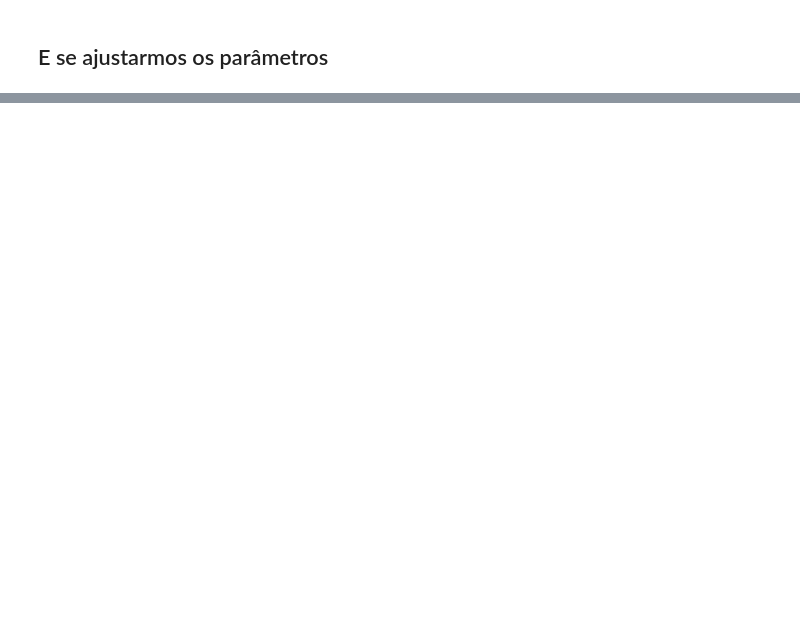
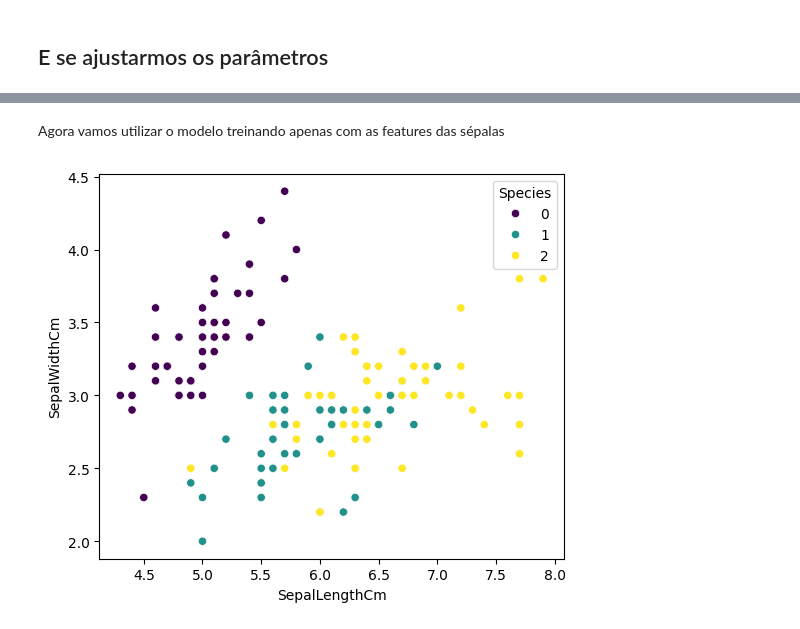
Before and after one commit to johnattandouglas/monitoria-ml, a Jupyter notebook: AM I/06a - regressao_logistica.ipynb, the cells around one changed output, grey strips where cells are left out. Cells and saved outputs as stored; diff of their text form; code cells hidden in the pictures; blank space fills up the shorter version.

```diff
--- a/AM I/06a - regressao_logistica.ipynb
+++ b/AM I/06a - regressao_logistica.ipynb
@@ -126,0 +138,17 @@ weighted avg       0.95      0.95      0.95        38
+# %% [markdown]
+Agora vamos utilizar o modelo treinando apenas com as features das sépalas
+# %%
+#Vamos usar somente duas features SepalLengthCm e SepalWidthCm
+X = dataset.iloc[:,[0,1]]
+y = dataset.iloc[:,[4]]
+
+#Separando o conjunto de dados em treinamento e teste
+X_train, X_test, y_train, y_test = train_test_split(X, y)
+
+plt.figure(figsize=(6, 5))
+sns.scatterplot(x=X.iloc[:, 0], y=X.iloc[:, 1], hue=dataset.iloc[:, 4].squeeze(), palette='viridis')
+plt.xlabel('SepalLengthCm')
+plt.ylabel('SepalWidthCm')
+plt.show()
+# %% [output]
+[figure, added]
```
Also changed, not shown: parts of 8 cells of this notebook, 1 other file.
